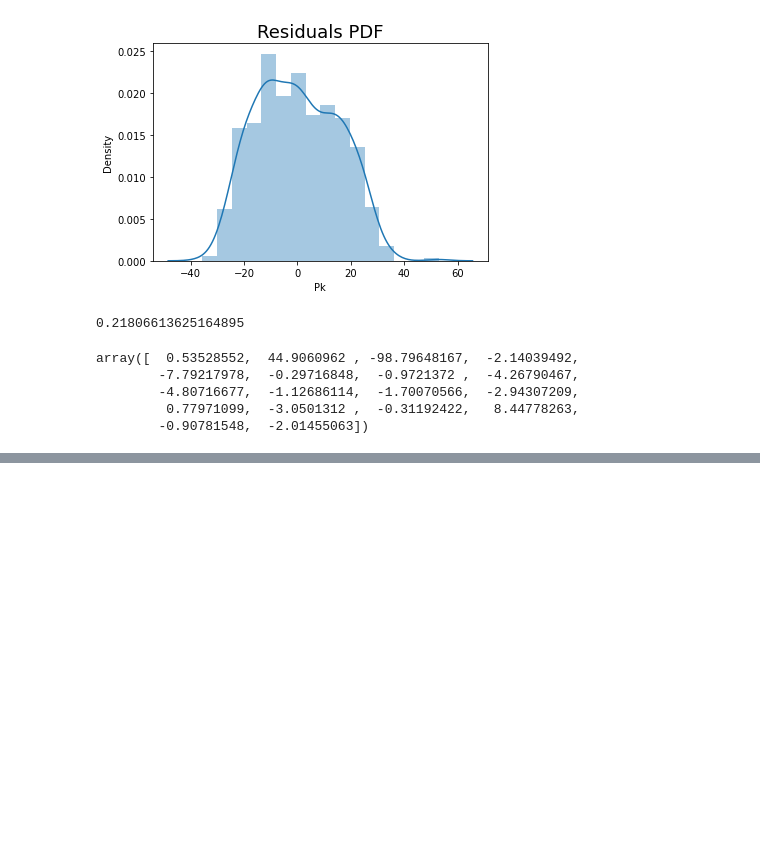
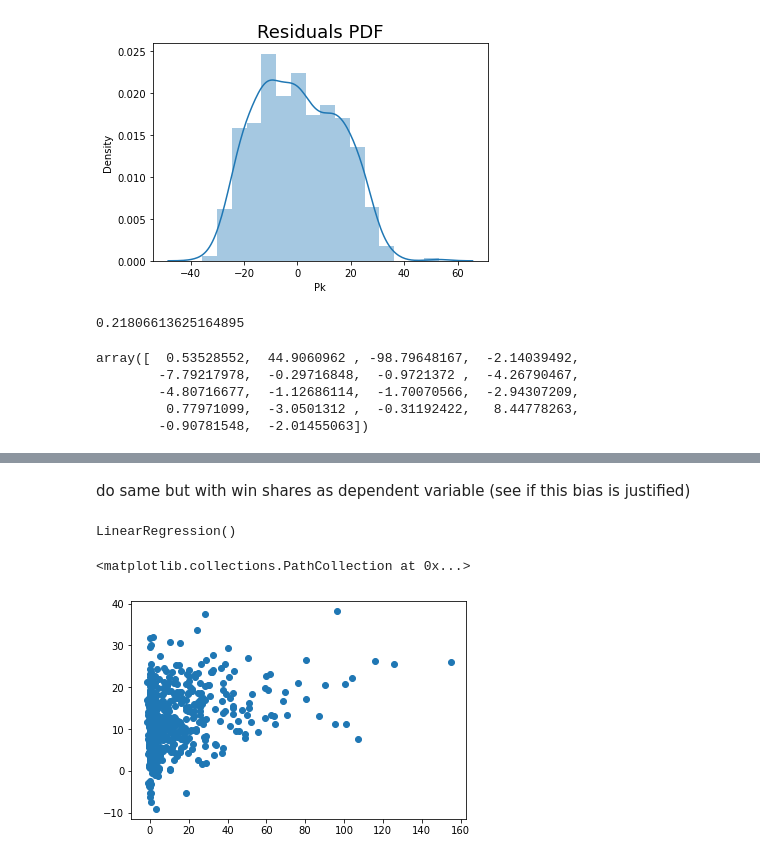
Before and after one commit to MattSasaki/Draft-Position-vs-College-Conference, a Jupyter notebook: project_workbook.ipynb, the cells around one changed output, grey strips where cells are left out. Cells and saved outputs as stored; diff of their text form; code cells hidden in the pictures; blank space fills up the shorter version.

```diff
--- a/project_workbook.ipynb
+++ b/project_workbook.ipynb
@@ -262,0 +262,19 @@ array(['Pk', 'MP_x', 'FG%_x', '2P%', '3P%_x', 'FT%_x', 'TRB_x', 'AST_x',
+# %% [markdown]
+do same but with win shares as dependent variable (see if this bias is justified)
+# %%
+targets = df_dummies['WS']
+inputs = df_dummies.drop(['Pk', 'WS'],axis=1)
+# %%
+x_train, x_test, y_train, y_test = train_test_split(inputs, targets, test_size=0.25, random_state=100)
+# %%
+reg2 = LinearRegression()
+reg2.fit(x_train, y_train)
+# %% [output]
+LinearRegression()
+# %%
+y_hat = reg2.predict(x_train)
+# %%
+plt.scatter(y_train, y_hat)
+# %% [output]
+<matplotlib.collections.PathCollection at 0x...>
+[figure, added]
```
Also changed, not shown: parts of 26 cells of this notebook.
